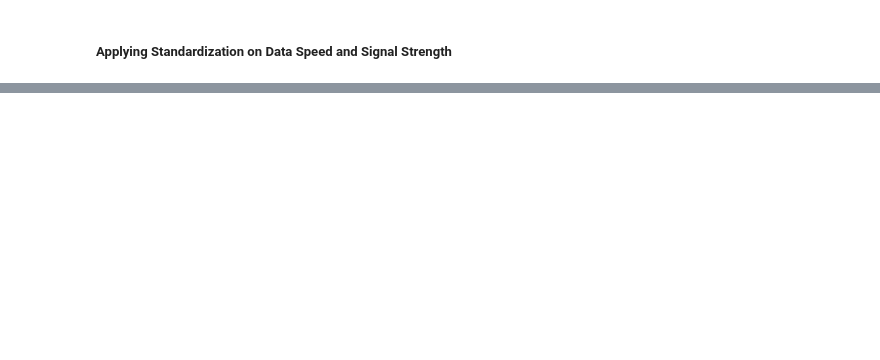
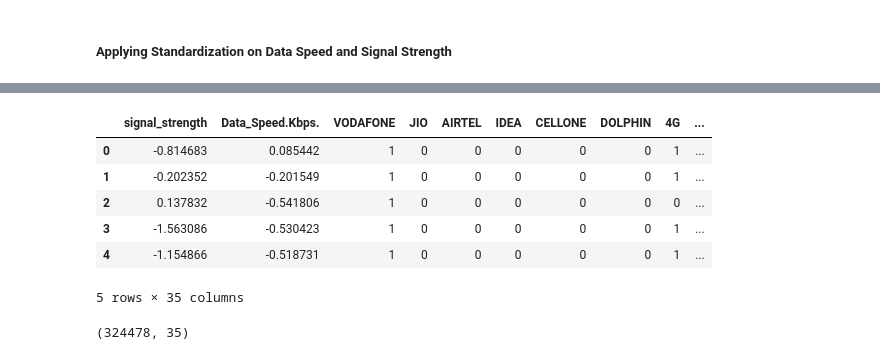
Before and after one commit to pyt243/DM-Project-MyCallSpeed, a Jupyter notebook: DM_Project.ipynb, the cells around one changed output, grey strips where cells are left out. Cells and saved outputs as stored; diff of their text form; code cells hidden in the pictures; blank space fills up the shorter version.

```diff
--- a/DM_Project.ipynb
+++ b/DM_Project.ipynb
@@ -500,0 +536,15 @@ df.head()
+# %%
+def one_hot(df,col):
+    values = df[col].unique()
+    val_dict = {}
+    for i in range(len(values)):
+        val_dict[values[i]] = i
+    new_cols = []
+    old_col = df[col].values
+    for i in range(len(old_col)):
+        arr = np.zeros(len(values),dtype=int)
+        arr[val_dict[old_col[i]]]=1
+        new_cols.append(arr)
+    sub_df = pd.DataFrame(new_cols,columns=values,dtype=int)
+    sub_df = sub_df.astype(int)
+    return sub_df
@@ -500,0 +558,23 @@ df.head()
+# %%
+udf = one_hot(new_df,'technology')
+new_df = pd.concat([new_df,udf],axis=1)
+new_df = new_df.drop(['technology'],axis=1)
+udf = one_hot(new_df,'Download_Upload')
+new_df = pd.concat([new_df,udf],axis=1)
+new_df = new_df.drop(['Download_Upload'],axis=1)
+udf = one_hot(new_df,'Service_Area')
+new_df = pd.concat([new_df,udf],axis=1)
+new_df = new_df.drop(['Service_Area'],axis=1)
+new_df.head()
+# %% [output]
+|  | signal_strength | Data_Speed.Kbps. | VODAFONE | JIO | AIRTEL | IDEA | CELLONE | DOLPHIN | 4G | ... |
+| 0 | -0.814683 | 0.085442 | 1 | 0 | 0 | 0 | 0 | 0 | 1 | ... |
+| 1 | -0.202352 | -0.201549 | 1 | 0 | 0 | 0 | 0 | 0 | 1 | ... |
+| 2 | 0.137832 | -0.541806 | 1 | 0 | 0 | 0 | 0 | 0 | 0 | ... |
+| 3 | -1.563086 | -0.530423 | 1 | 0 | 0 | 0 | 0 | 0 | 1 | ... |
+| 4 | -1.154866 | -0.518731 | 1 | 0 | 0 | 0 | 0 | 0 | 1 | ... |
+5 rows × 35 columns
+# %%
+new_df.shape
+# %% [output]
+(324478, 35)
```
Also changed, not shown: parts of 15 cells of this notebook, 1 other file.
